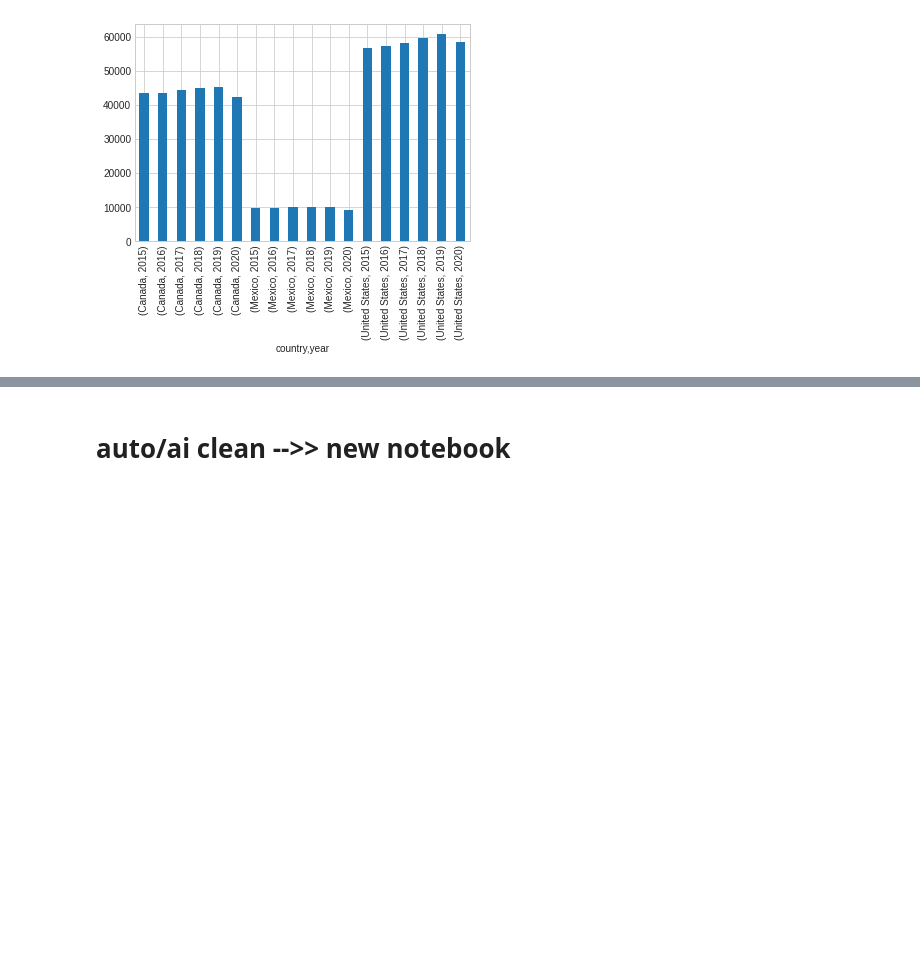
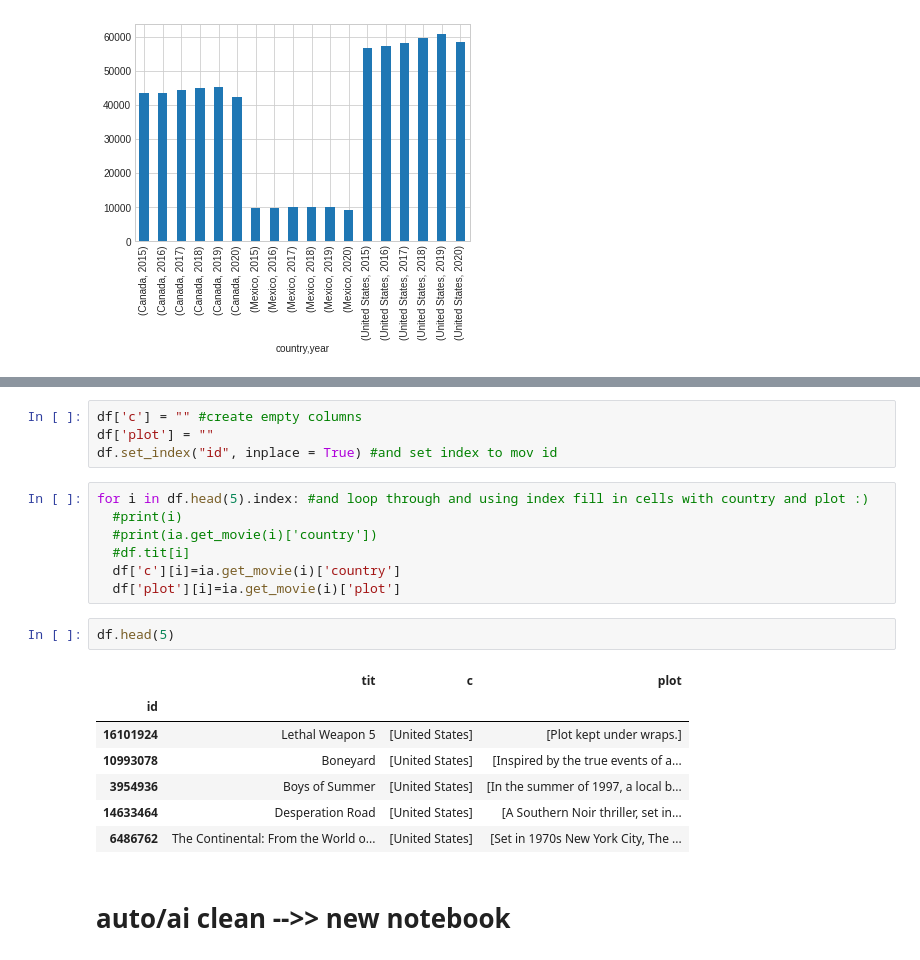
Before and after one commit to theaok/datManPy, a Jupyter notebook: pandas.ipynb, the cells around one changed output, grey strips where cells are left out. Saved outputs shown, nothing was run; the diff lists cells and outputs as text; blank space fills up the shorter version.

```diff
--- a/pandas.ipynb
+++ b/pandas.ipynb
@@ -2014,3 +2231,24 @@ ax=dat['NY.GDP.PCAP.KD'].plot(kind="bar")
+# %%
+df['c'] = "" #create empty columns
+df['plot'] = ""
+df.set_index("id", inplace = True) #and set index to mov id
+# %%
+for i in df.head(5).index: #and loop through and using index fill in cells with country and plot :)
+  #print(i)
+  #print(ia.get_movie(i)['country'])
+  #df.tit[i]
+  df['c'][i]=ia.get_movie(i)['country']
+  df['plot'][i]=ia.get_movie(i)['plot']
+# %%
+df.head(5)
+# %% [output]
+|  | tit | c | plot |
+| id |  |  |  |
+| 16101924 | Lethal Weapon 5 | [United States] | [Plot kept under wraps.] |
+| 10993078 | Boneyard | [United States] | [Inspired by the true events of a... |
+| 3954936 | Boys of Summer | [United States] | [In the summer of 1997, a local b... |
+| 14633464 | Desperation Road | [United States] | [A Southern Noir thriller, set in... |
+| 6486762 | The Continental: From the World o... | [United States] | [Set in 1970s New York City, The ... |
 # %% [markdown]
 # auto/ai clean -->> new notebook
 # %% [markdown]
```
Also changed, not shown: parts of 23 cells of this notebook.
